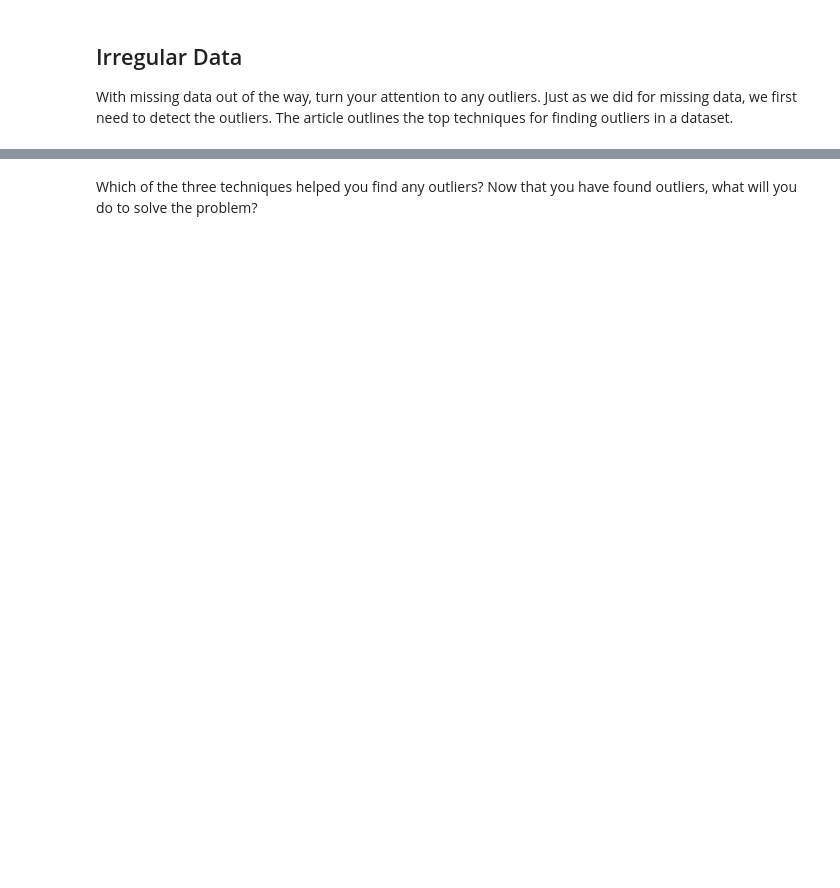
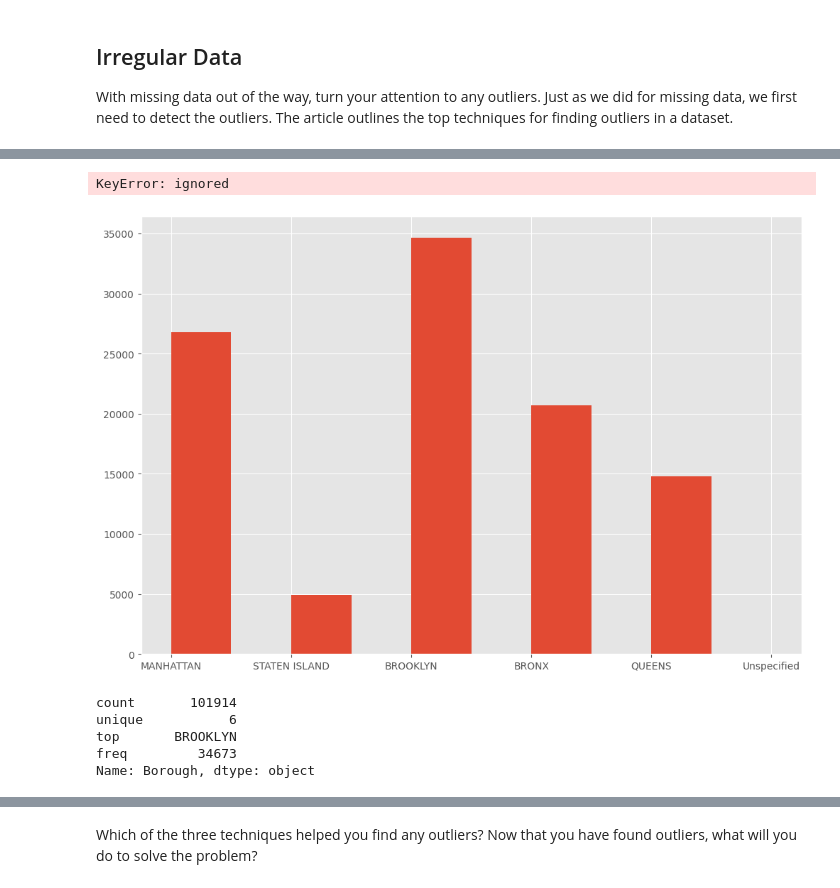
Before and after one commit to e3la/cleaning-data, a Jupyter notebook: Cleaning Data Exercises.ipynb, the cells around one changed output, grey strips where cells are left out. Saved outputs shown, nothing was run; the diff lists cells and outputs as text; code cells hidden in the pictures; blank space fills up the shorter version.

```diff
--- a/Cleaning Data Exercises.ipynb
+++ b/Cleaning Data Exercises.ipynb
@@ -142,6 +107,16 @@ df_less_missing_rows.shape
+# %%
+# Handle any missing data in your dataframe.
+
+pct_missing[pct_missing > .1]
+df_less_missing_cols = df.loc[:, pct_missing <= .3].copy()
+df_less_missing_cols.shape
+
+df2 = df_less_missing_cols
 # %% [markdown]
 ## Irregular Data
 
 With missing data out of the way, turn your attention to any outliers. Just as we did for missing data, we first need to detect the outliers. The article outlines the top techniques for finding outliers in a dataset.
 # %%
 # Plot a histogram to see if there are any outliers.
+df2_nomissing = df2.filter(regex='^(?!.*_ismissing)')
+df2_nomissing.columns
@@ -148,4 +135,18 @@ With missing data out of the way, turn your attention to any outliers. Just as w
+# %%
+df2_nomissing['Borough'].hist(bins=10)
+
+df2_nomissing.boxplot(column=['Borough'])
+# %% [output]
+KeyError: ignored
+[figure, added]
 # %%
 # Use the describe() method
+df2_nomissing['Borough'].describe()
+# %% [output]
+count       101914
+unique           6
+top       BROOKLYN
+freq         34673
+Name: Borough, dtype: object
 # %%
 # Plot a bar chart
```
Also changed, not shown: parts of 11 cells of this notebook.
